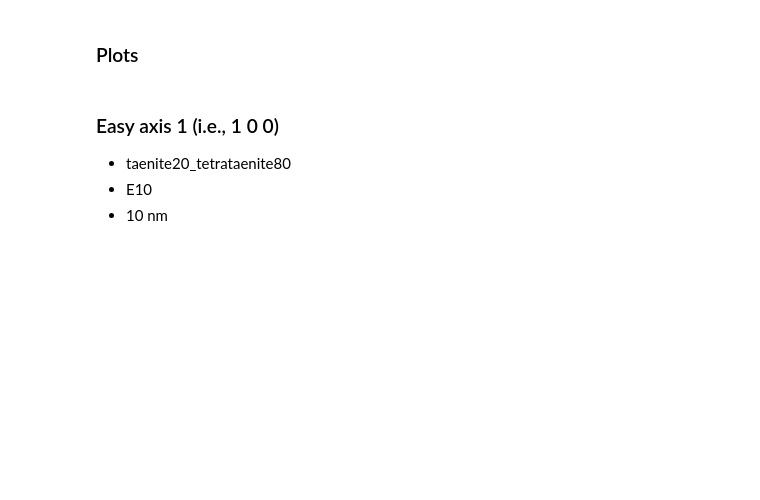
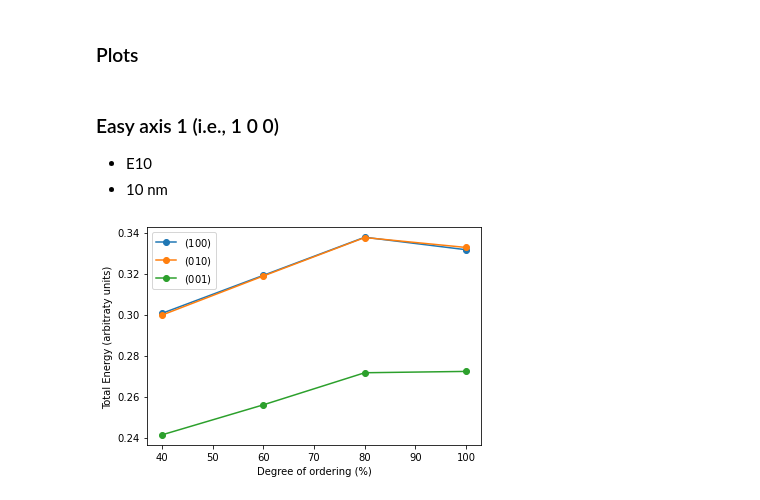
Before and after one commit to devienne/taenite_tetrataenite, a Jupyter notebook: plots.ipynb, the cells around one changed output. Saved outputs shown, nothing was run; the diff lists cells and outputs as text; code cells hidden in the pictures; blank space fills up the shorter version.

Commit message:
improved plotting notebook

```diff
--- a/plots.ipynb
+++ b/plots.ipynb
@@ -16,6 +119,34 @@ phi = 0 # angle from which tetrataenite phase starts to nucleate
 l_exc = 3 # exchange length (in nm)
 # %% [markdown]
 ### Easy axis 1 (i.e., 1 0 0)
-* taenite20_tetrataenite80
 * E10
 * 10 nm
+# %%
+elongation = 10
+size = 10
+t_prop = np.arange(60,-20,-20) # percentage of taenite
+tt_prop = 100 - t_prop # percentage of tetrataenite
+# %%
+easy_axis = 'easy1'
+size_df_easy1 = collect_energylog_info(elongation, size, t_prop, tt_prop, easy_axis)
+average_df_easy1 = chunking_data_frame(size_df_easy1, tt_prop)
+
+easy_axis = 'easy2'
+size_df_easy2 = collect_energylog_info(elongation, size, t_prop, tt_prop, easy_axis)
+average_df_easy2 = chunking_data_frame(size_df_easy2, tt_prop)
+
+easy_axis = 'easy3'
+size_df_easy3 = collect_energylog_info(elongation, size, t_prop, tt_prop, easy_axis)
+average_df_easy3 = chunking_data_frame(size_df_easy3, tt_prop)
+
+
+plt.plot(average_df_easy1['tt_prop (%)'],average_df_easy1['mean_E-demag'],'o-', label = '$(1 0 0)$')
+plt.plot(average_df_easy2['tt_prop (%)'],average_df_easy2['mean_E-demag'],'o-', label = '$(0 1 0)$')
+plt.plot(average_df_easy3['tt_prop (%)'],average_df_easy3['mean_E-demag'],'o-', label = '$(0 0 1)$')
+
+plt.xlabel('Degree of ordering (%)')
+plt.ylabel('Total Energy (arbitraty units)')
+plt.legend()
+plt.show()
+# %% [output]
+[figure, added]
```
Also changed, not shown: parts of 8 cells of this notebook.
